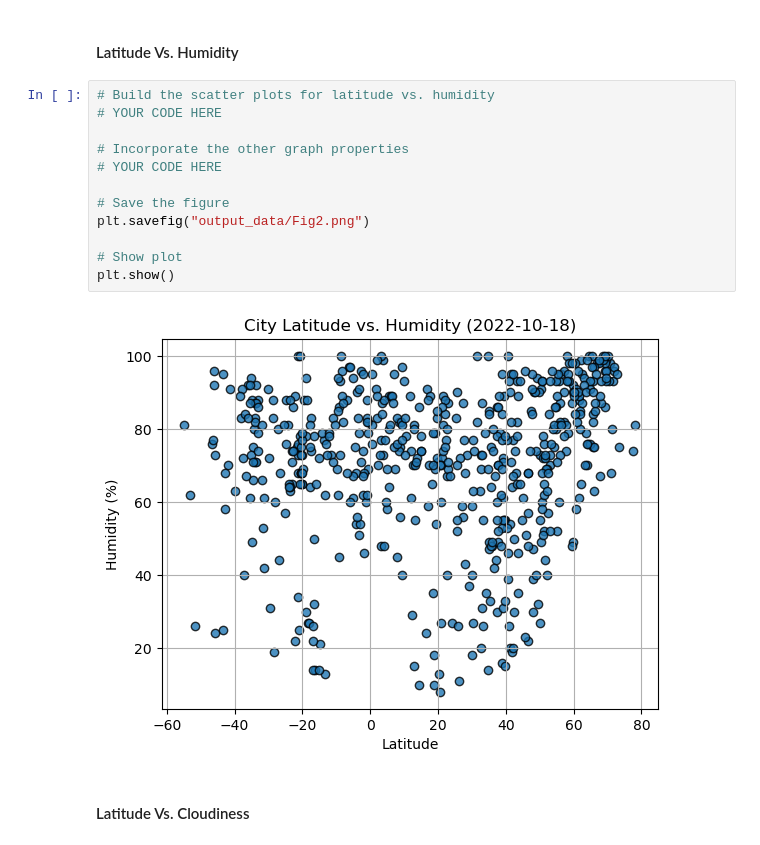
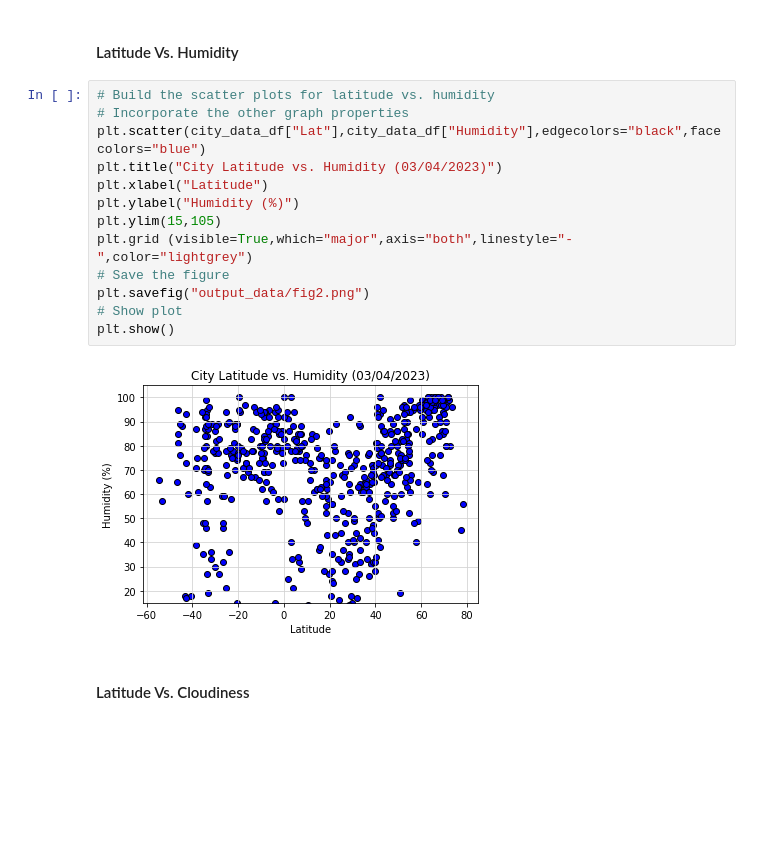
Before and after one commit to Siskeaux/python-api-challenge, a Jupyter notebook: WeatherPy/WeatherPy.ipynb, the cells around one changed output. Drawn from its saved outputs; the diff is of its cells as text; blank space fills up the shorter version.

```diff
--- a/WeatherPy/WeatherPy.ipynb
+++ b/WeatherPy/WeatherPy.ipynb
@@ -202,18 +204,19 @@ plt.show()
 #### Latitude Vs. Humidity
 # %%
 # Build the scatter plots for latitude vs. humidity
-# YOUR CODE HERE
-
 # Incorporate the other graph properties
-# YOUR CODE HERE
-
+plt.scatter(city_data_df["Lat"],city_data_df["Humidity"],edgecolors="black",facecolors="blue")
+plt.title("City Latitude vs. Humidity (03/04/2023)")
+plt.xlabel("Latitude")
+plt.ylabel("Humidity (%)")
+plt.ylim(15,105)
+plt.grid (visible=True,which="major",axis="both",linestyle="-",color="lightgrey")
 # Save the figure
-plt.savefig("output_data/Fig2.png")
-
+plt.savefig("output_data/fig2.png")
 # Show plot
 plt.show()
 # %% [output]
-[figure, old version]
+[figure, new version]
 # %% [markdown]
 #### Latitude Vs. Cloudiness
 # %%
```
Also changed, not shown: parts of 28 cells of this notebook, 4 other files.
